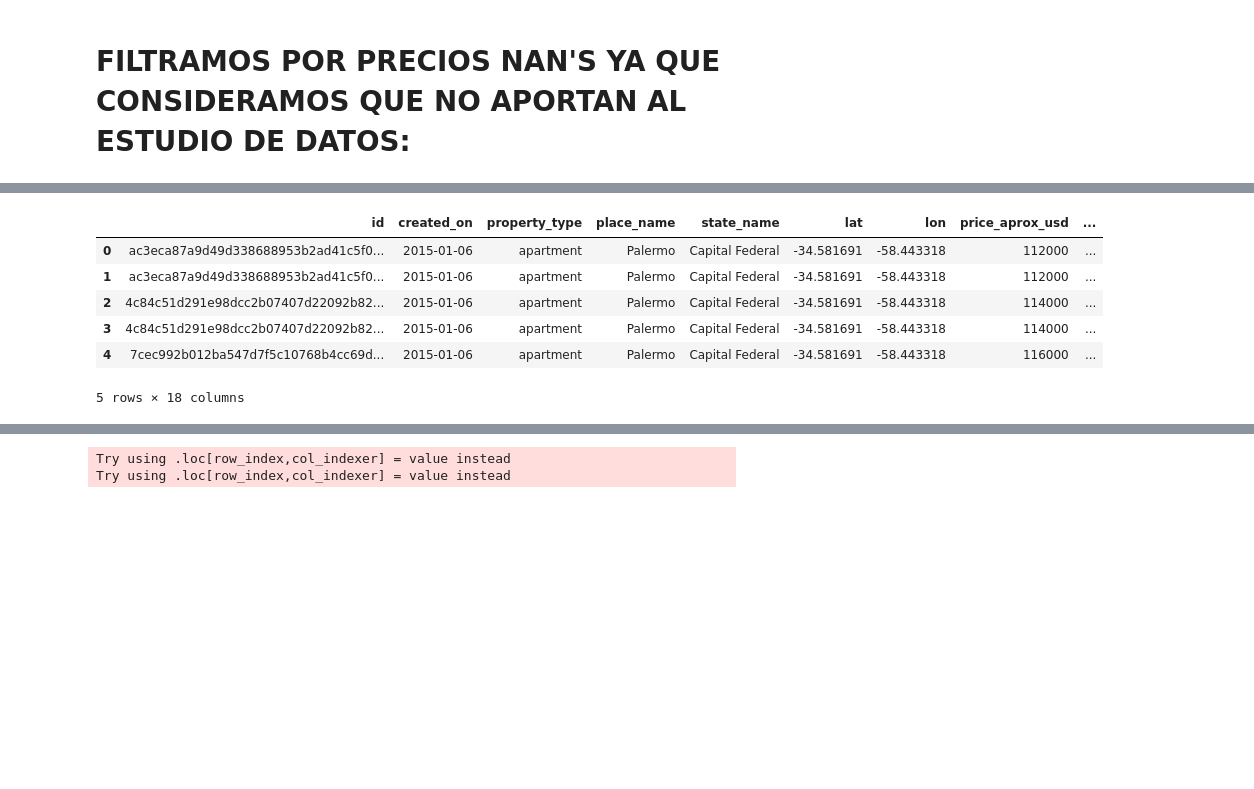
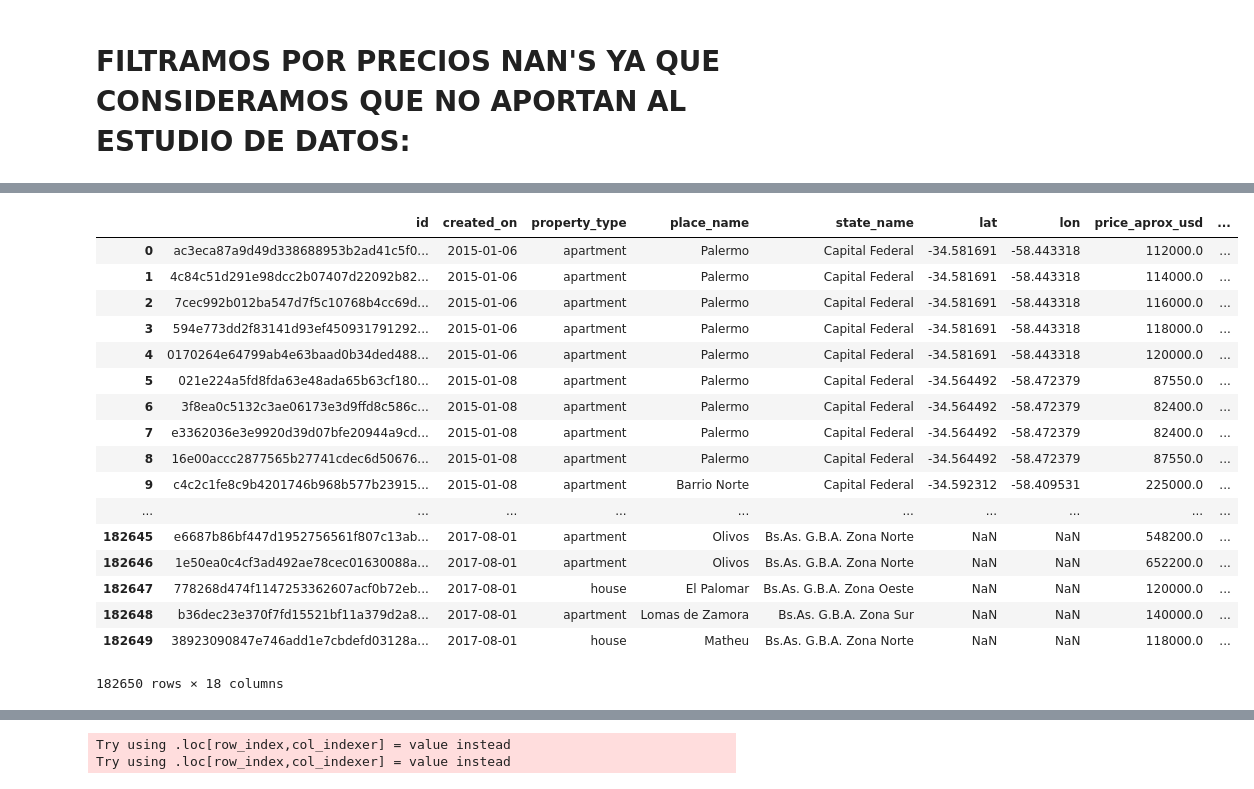
Before and after one commit to ariel55/survivingdata, a Jupyter notebook: TP1_Final.ipynb, the cells around one changed output, grey strips where cells are left out. Cells and saved outputs as stored; diff of their text form; code cells hidden in the pictures; blank space fills up the shorter version.

```diff
--- a/TP1_Final.ipynb
+++ b/TP1_Final.ipynb
@@ -236,14 +236,28 @@ publicacion_Total=pd.merge(publicaciones2015,publicaciones2016,how='outer',on=["
 # %%
 publicacion_Total=pd.merge(publicacion_Total,publicaciones2017,how='outer',on=["id","created_on","property_type",
                                                                                 "place_name","lat","lon","state_name",
                                                                                 "price_aprox_usd","surface_total_in_m2","surface_covered_in_m2","price_usd_per_m2",
                                                                                 "floor","rooms","expenses","description","Year","Month","Year_publicacion"])
-publicacion_Total[:5]
+
+
+
+publicacion_Total
 # %% [output]
 |  | id | created_on | property_type | place_name | state_name | lat | lon | price_aprox_usd | ... |
-| 0 | ac3eca87a9d49d338688953b2ad41c5f0... | 2015-01-06 | apartment | Palermo | Capital Federal | -34.581691 | -58.443318 | 112000 | ... |
-| 1 | ac3eca87a9d49d338688953b2ad41c5f0... | 2015-01-06 | apartment | Palermo | Capital Federal | -34.581691 | -58.443318 | 112000 | ... |
-| 2 | 4c84c51d291e98dcc2b07407d22092b82... | 2015-01-06 | apartment | Palermo | Capital Federal | -34.581691 | -58.443318 | 114000 | ... |
-| 3 | 4c84c51d291e98dcc2b07407d22092b82... | 2015-01-06 | apartment | Palermo | Capital Federal | -34.581691 | -58.443318 | 114000 | ... |
-| 4 | 7cec992b012ba547d7f5c10768b4cc69d... | 2015-01-06 | apartment | Palermo | Capital Federal | -34.581691 | -58.443318 | 116000 | ... |
+| 0 | ac3eca87a9d49d338688953b2ad41c5f0... | 2015-01-06 | apartment | Palermo | Capital Federal | -34.581691 | -58.443318 | 112000.0 | ... |
+| 1 | 4c84c51d291e98dcc2b07407d22092b82... | 2015-01-06 | apartment | Palermo | Capital Federal | -34.581691 | -58.443318 | 114000.0 | ... |
+| 2 | 7cec992b012ba547d7f5c10768b4cc69d... | 2015-01-06 | apartment | Palermo | Capital Federal | -34.581691 | -58.443318 | 116000.0 | ... |
+| 3 | 594e773dd2f83141d93ef450931791292... | 2015-01-06 | apartment | Palermo | Capital Federal | -34.581691 | -58.443318 | 118000.0 | ... |
+| 4 | 0170264e64799ab4e63baad0b34ded488... | 2015-01-06 | apartment | Palermo | Capital Federal | -34.581691 | -58.443318 | 120000.0 | ... |
+| 5 | 021e224a5fd8fda63e48ada65b63cf180... | 2015-01-08 | apartment | Palermo | Capital Federal | -34.564492 | -58.472379 | 87550.0 | ... |
+| 6 | 3f8ea0c5132c3ae06173e3d9ffd8c586c... | 2015-01-08 | apartment | Palermo | Capital Federal | -34.564492 | -58.472379 | 82400.0 | ... |
+| 7 | e3362036e3e9920d39d07bfe20944a9cd... | 2015-01-08 | apartment | Palermo | Capital Federal | -34.564492 | -58.472379 | 82400.0 | ... |
+| 8 | 16e00accc2877565b27741cdec6d50676... | 2015-01-08 | apartment | Palermo | Capital Federal | -34.564492 | -58.472379 | 87550.0 | ... |
+| 9 | c4c2c1fe8c9b4201746b968b577b23915... | 2015-01-08 | apartment | Barrio Norte | Capital Federal | -34.592312 | -58.409531 | 225000.0 | ... |
+| ... | ... | ... | ... | ... | ... | ... | ... | ... | ... |
+| 182645 | e6687b86bf447d1952756561f807c13ab... | 2017-08-01 | apartment | Olivos | Bs.As. G.B.A. Zona Norte | NaN | NaN | 548200.0 | ... |
+| 182646 | 1e50ea0c4cf3ad492ae78cec01630088a... | 2017-08-01 | apartment | Olivos | Bs.As. G.B.A. Zona Norte | NaN | NaN | 652200.0 | ... |
+| 182647 | 778268d474f1147253362607acf0b72eb... | 2017-08-01 | house | El Palomar | Bs.As. G.B.A. Zona Oeste | NaN | NaN | 120000.0 | ... |
+| 182648 | b36dec23e370f7fd15521bf11a379d2a8... | 2017-08-01 | apartment | Lomas de Zamora | Bs.As. G.B.A. Zona Sur | NaN | NaN | 140000.0 | ... |
+| 182649 | 38923090847e746add1e7cbdefd03128a... | 2017-08-01 | house | Matheu | Bs.As. G.B.A. Zona Norte | NaN | NaN | 118000.0 | ... |
-5 rows × 18 columns
+182650 rows × 18 columns
```
Also changed, not shown: parts of 36 cells of this notebook.
